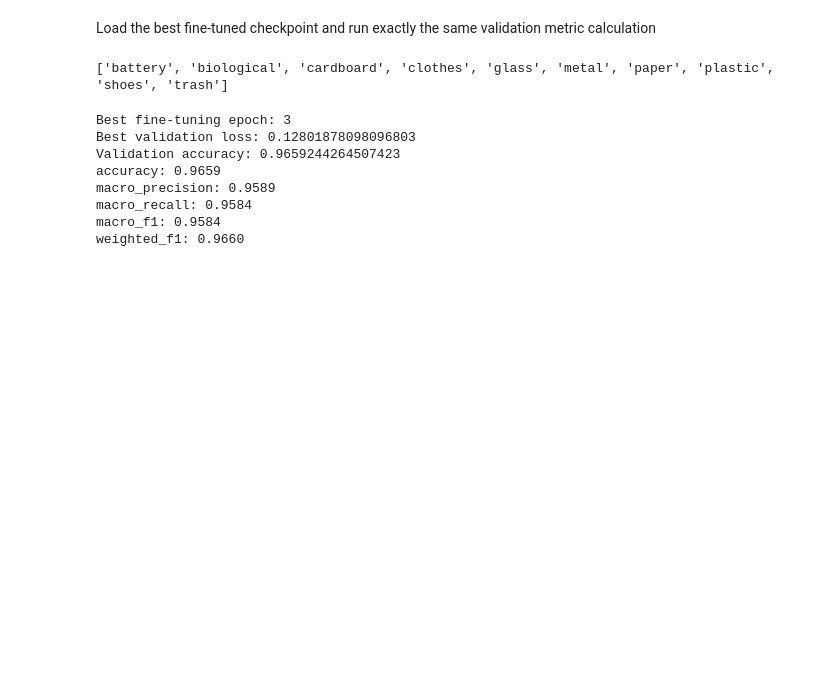
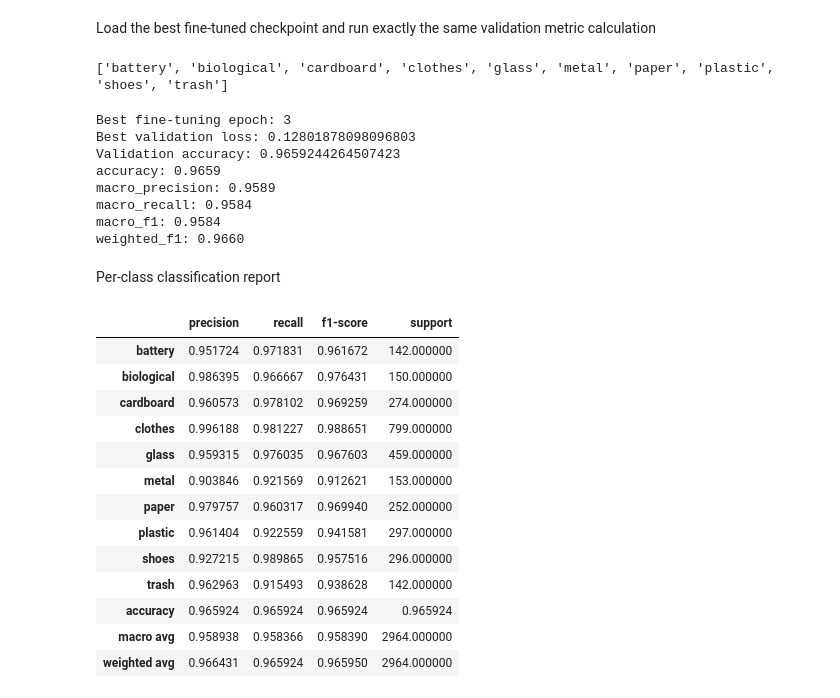
Before and after one commit to Master-GB/waste-classification, a Jupyter notebook: notebooks/06_resnet50_finetuning.ipynb, the cells around one changed output. Cells and saved outputs as stored; diff of their text form; code cells hidden in the pictures; blank space fills up the shorter version.

```diff
--- a/notebooks/06_resnet50_finetuning.ipynb
+++ b/notebooks/06_resnet50_finetuning.ipynb
@@ -240,3 +240,30 @@ macro_precision: 0.9589
 macro_recall: 0.9584
 macro_f1: 0.9584
 weighted_f1: 0.9660
+# %% [markdown]
+Per-class classification report
+# %%
+import pandas as pd
+
+report_df = pd.DataFrame(report).transpose()
+
+display(
+    report_df[
+        ["precision", "recall", "f1-score", "support"]
+    ]
+)
+# %% [output]
+|  | precision | recall | f1-score | support |
+| battery | 0.951724 | 0.971831 | 0.961672 | 142.000000 |
+| biological | 0.986395 | 0.966667 | 0.976431 | 150.000000 |
+| cardboard | 0.960573 | 0.978102 | 0.969259 | 274.000000 |
+| clothes | 0.996188 | 0.981227 | 0.988651 | 799.000000 |
+| glass | 0.959315 | 0.976035 | 0.967603 | 459.000000 |
+| metal | 0.903846 | 0.921569 | 0.912621 | 153.000000 |
+| paper | 0.979757 | 0.960317 | 0.969940 | 252.000000 |
+| plastic | 0.961404 | 0.922559 | 0.941581 | 297.000000 |
+| shoes | 0.927215 | 0.989865 | 0.957516 | 296.000000 |
+| trash | 0.962963 | 0.915493 | 0.938628 | 142.000000 |
+| accuracy | 0.965924 | 0.965924 | 0.965924 | 0.965924 |
+| macro avg | 0.958938 | 0.958366 | 0.958390 | 2964.000000 |
+| weighted avg | 0.966431 | 0.965924 | 0.965950 | 2964.000000 |
```
Also changed, not shown: parts of 9 cells of this notebook, 2 other files.
